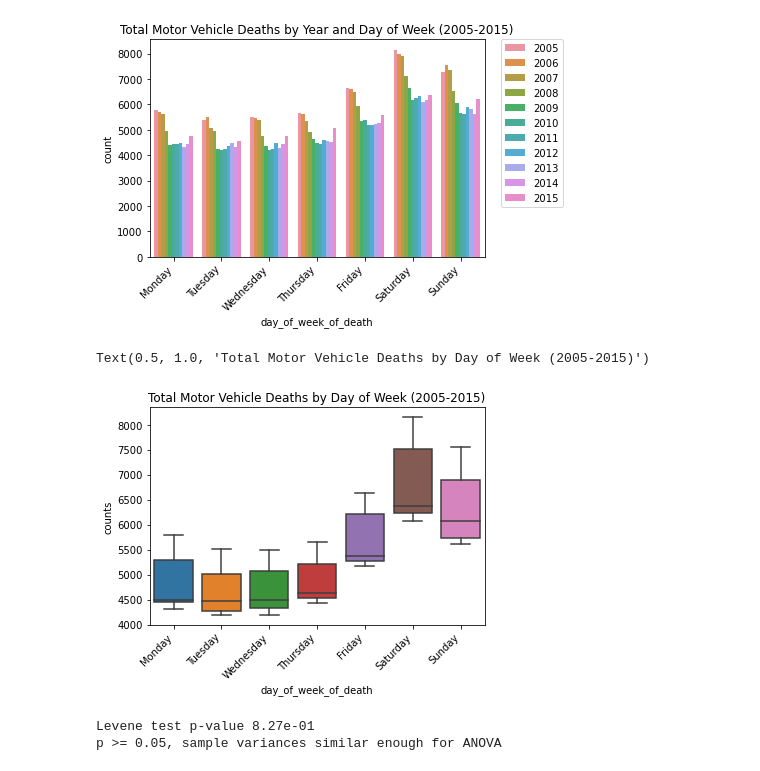
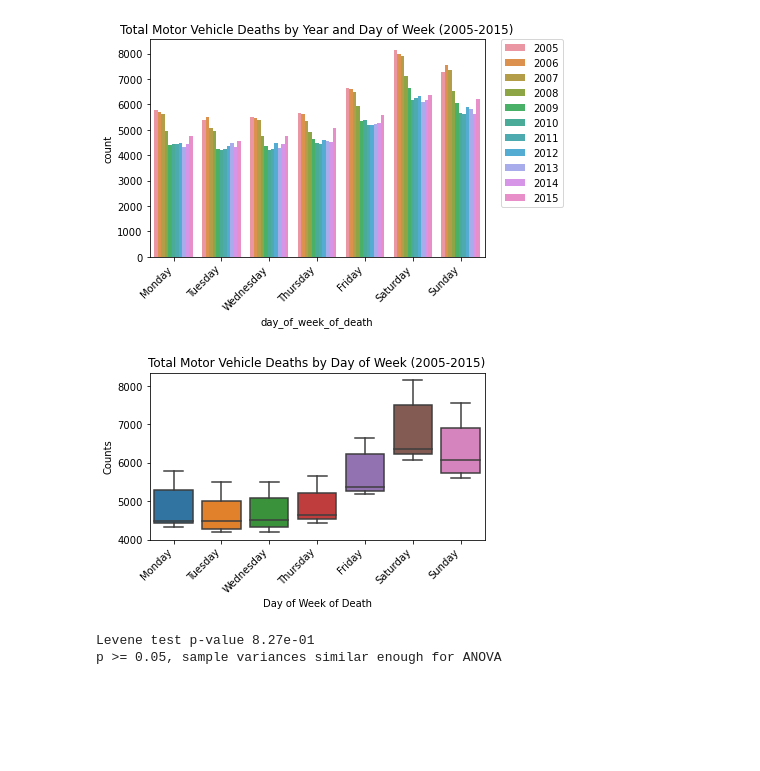
Before and after one commit to MimiBebe/Project-1Team3, a Jupyter notebook: Barbara.ipynb, the cells around one changed output. Cells and saved outputs as stored; diff of their text form; code cells hidden in the pictures; blank space fills up the shorter version.

```diff
--- a/Barbara.ipynb
+++ b/Barbara.ipynb
@@ -428,12 +418,14 @@ ax.set_xticklabels(ax.get_xticklabels(), rotation=45, horizontalalignment='right
 # %%
 total_deaths_by_d_and_y = finalDf.groupby(['day_of_week_of_death', 'current_data_year']).size().reset_index(name='counts')
 #total_deaths_by_d_and_y
 ax = sns.boxplot(x="day_of_week_of_death", y='counts', data=total_deaths_by_d_and_y)
 ax.set_xticklabels(ax.get_xticklabels(), rotation=45, horizontalalignment='right')
 ax.set_title("Total Motor Vehicle Deaths by Day of Week (2005-2015)")
+ax.set(xlabel='Day of Week of Death', ylabel='Counts')
+plt.subplots_adjust(bottom=0.3)
+plt.savefig('Deaths_by_day_of_week.pdf')
 # %% [output]
-Text(0.5, 1.0, 'Total Motor Vehicle Deaths by Day of Week (2005-2015)')
-[figure, old version]
+[figure, new version]
 # %%
 
 
```
Also changed, not shown: parts of 16 cells of this notebook, 2 other files.
